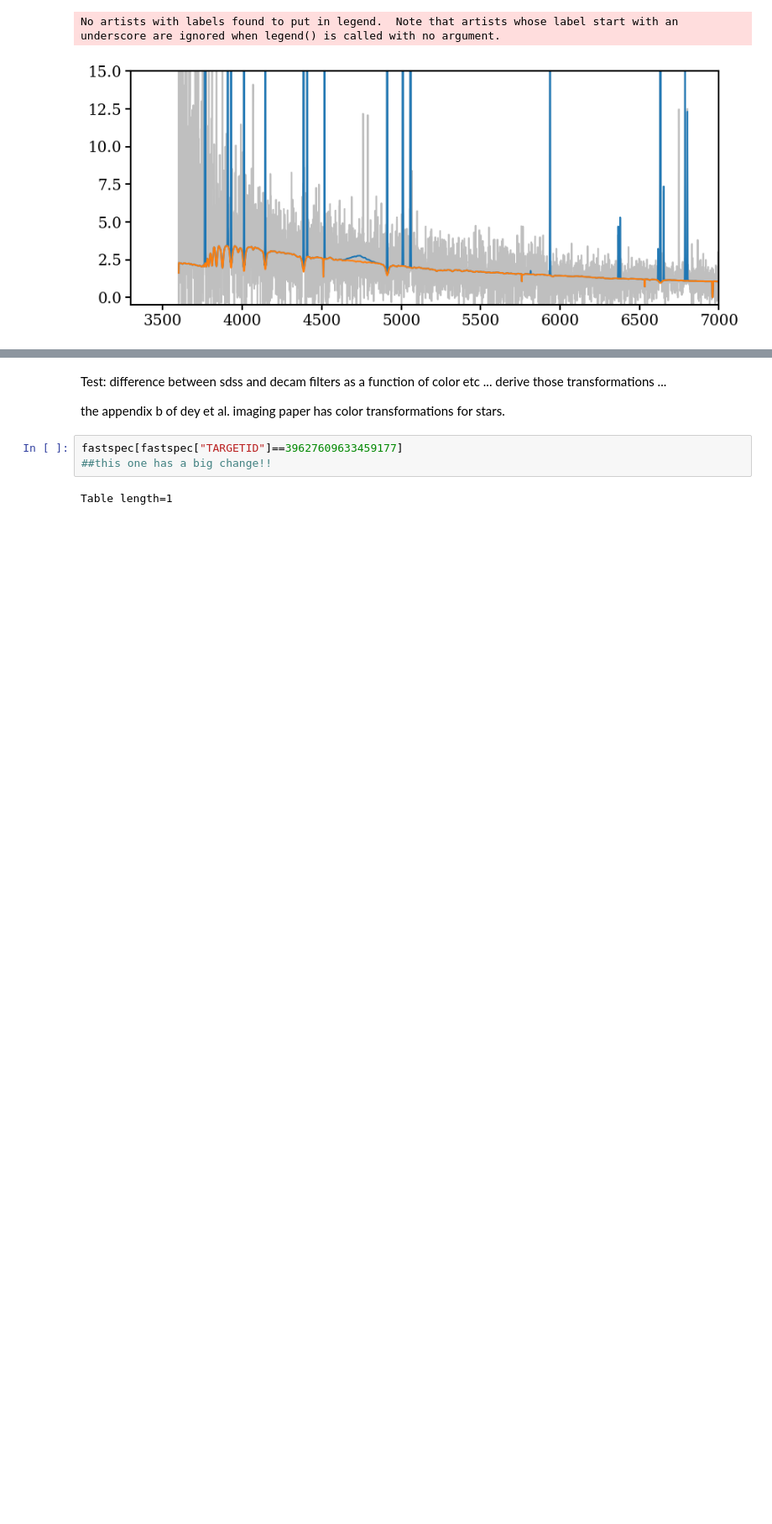
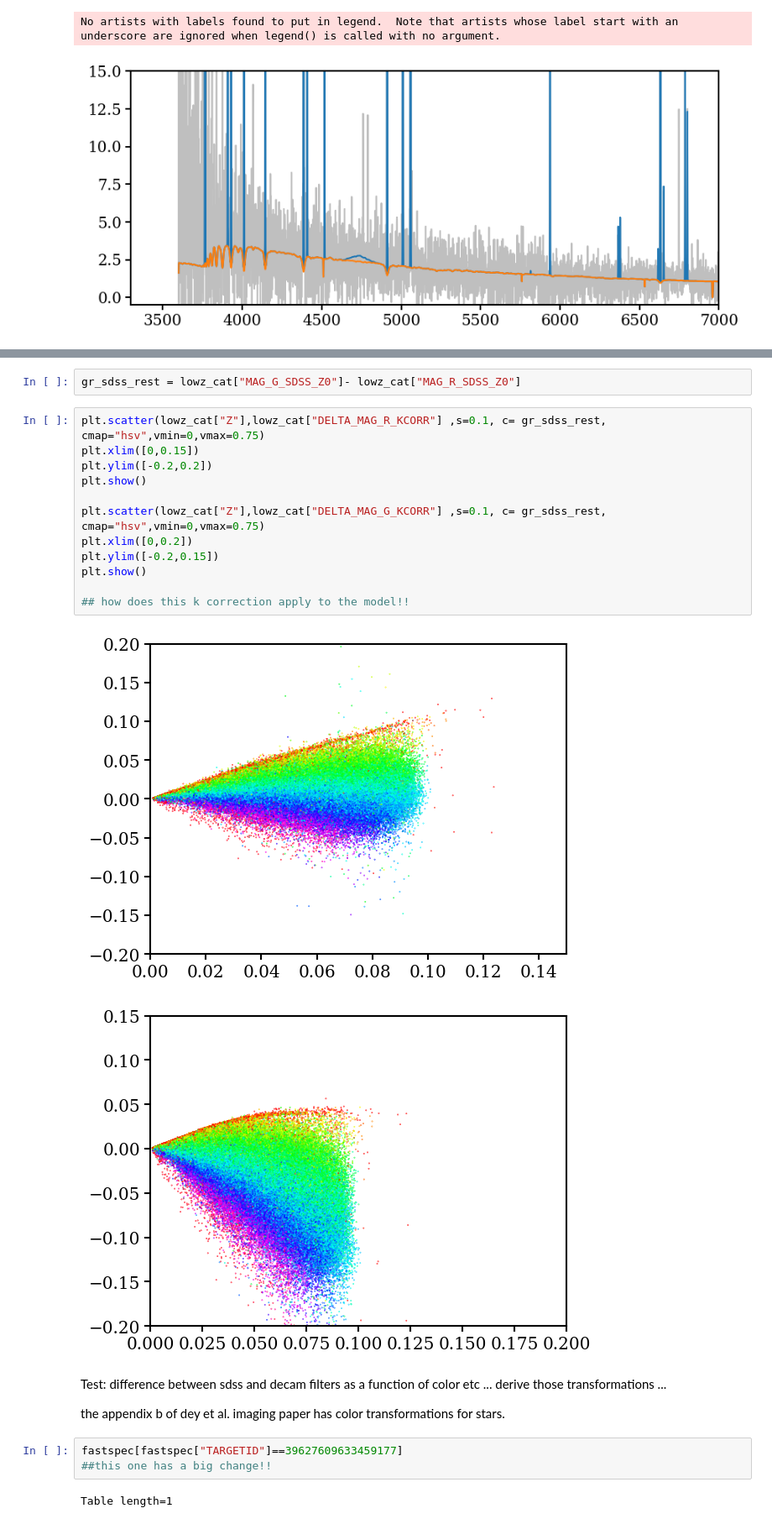
Before and after one commit to virajvman/desi_dwarfs, a Jupyter notebook: notebooks/catalog_paper/stellar_mass_investigate.ipynb, the cells around one changed output, grey strips where cells are left out. Shown at 84% size. Saved outputs shown, nothing was run; the diff lists cells and outputs as text; blank space fills up the shorter version.

```diff
--- a/notebooks/catalog_paper/stellar_mass_investigate.ipynb
+++ b/notebooks/catalog_paper/stellar_mass_investigate.ipynb
@@ -366,3 +407,20 @@ speclite.filters.plot_filters(desi_imaging)
+# %%
+gr_sdss_rest = lowz_cat["MAG_G_SDSS_Z0"]- lowz_cat["MAG_R_SDSS_Z0"]
+# %%
+plt.scatter(lowz_cat["Z"],lowz_cat["DELTA_MAG_R_KCORR"] ,s=0.1, c= gr_sdss_rest, cmap="hsv",vmin=0,vmax=0.75)
+plt.xlim([0,0.15])
+plt.ylim([-0.2,0.2])
+plt.show()
+
+plt.scatter(lowz_cat["Z"],lowz_cat["DELTA_MAG_G_KCORR"] ,s=0.1, c= gr_sdss_rest, cmap="hsv",vmin=0,vmax=0.75)
+plt.xlim([0,0.2])
+plt.ylim([-0.2,0.15])
+plt.show()
+
+## how does this k correction apply to the model!!
+# %% [output]
+[figure, added]
+[figure, added]
 # %% [markdown]
 Test: difference between sdss and decam filters as a function of color etc ... derive those transformations ...
 
```
Also changed, not shown: parts of 18 cells of this notebook, 2 other files.
